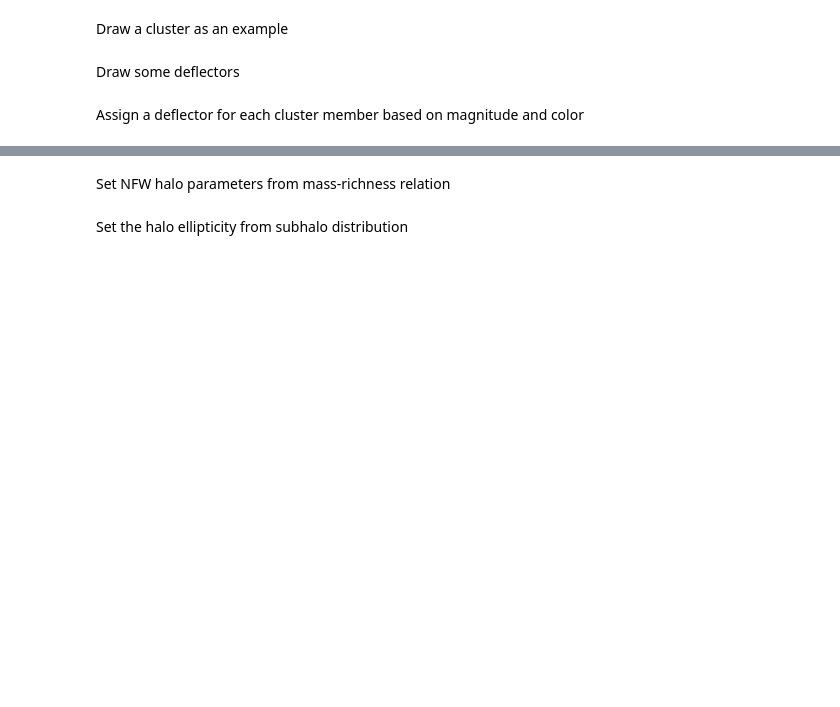
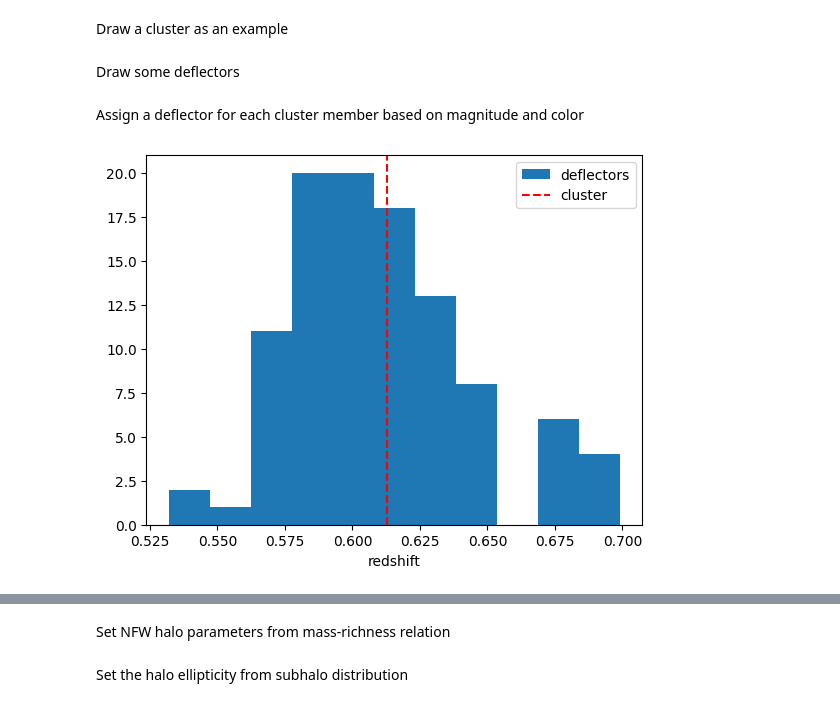
Before and after one commit to LSST-strong-lensing/slsim, a Jupyter notebook: notebooks/cluster_lens.ipynb, the cells around one changed output, grey strips where cells are left out. Drawn from its saved outputs; the diff is of its cells as text; code cells hidden in the pictures; blank space fills up the shorter version.

Commit message:
consider redshift to assign deflector

```diff
--- a/notebooks/cluster_lens.ipynb
+++ b/notebooks/cluster_lens.ipynb
@@ -381,6 +399,14 @@ subhalos_table = assing_similar_deflector(members_data, deflectors_table,
                                           cluster_data['zlambda'], cosmo=cosmo,
                                           bands=('g', 'r', 'i', 'z'))
 subhalos_table = hstack([subhalos_table, members_data['ID', 'ObjID', 'PMem', 'center_x', 'center_y']])
+# %%
+plt.hist(subhalos_table['z'], bins='auto', label='deflectors')
+plt.axvline(cluster_data['zlambda'], c='r', ls='--', label='cluster')
+plt.xlabel('redshift')
+plt.legend()
+plt.show()
+# %% [output]
+[figure, added]
 # %%
 plt.scatter(members_data['mag_g'], subhalos_table['mag_g'], label='g')
 plt.scatter(members_data['mag_r'], subhalos_table['mag_r'], label='r')
```
Also changed, not shown: parts of 4 cells of this notebook.
